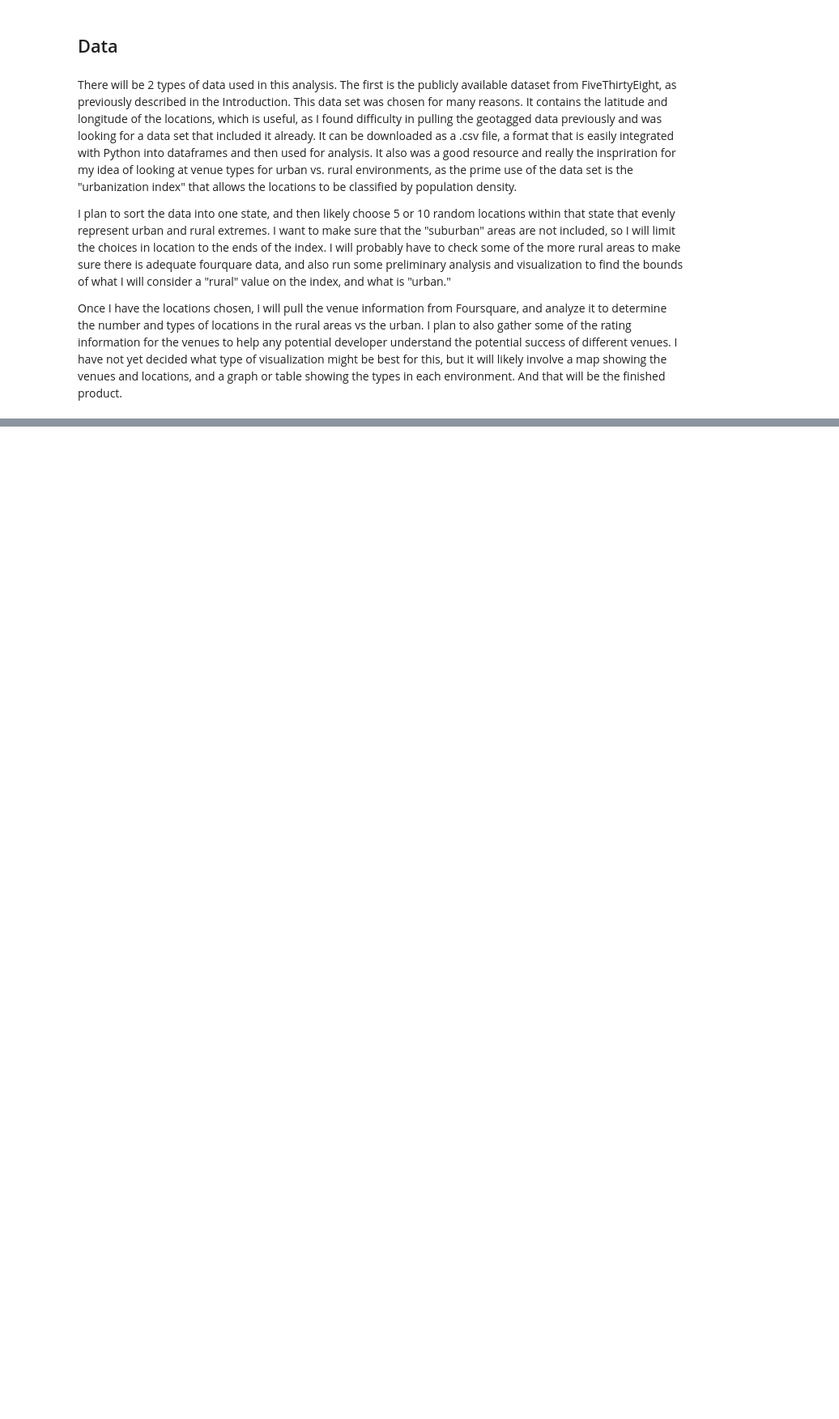
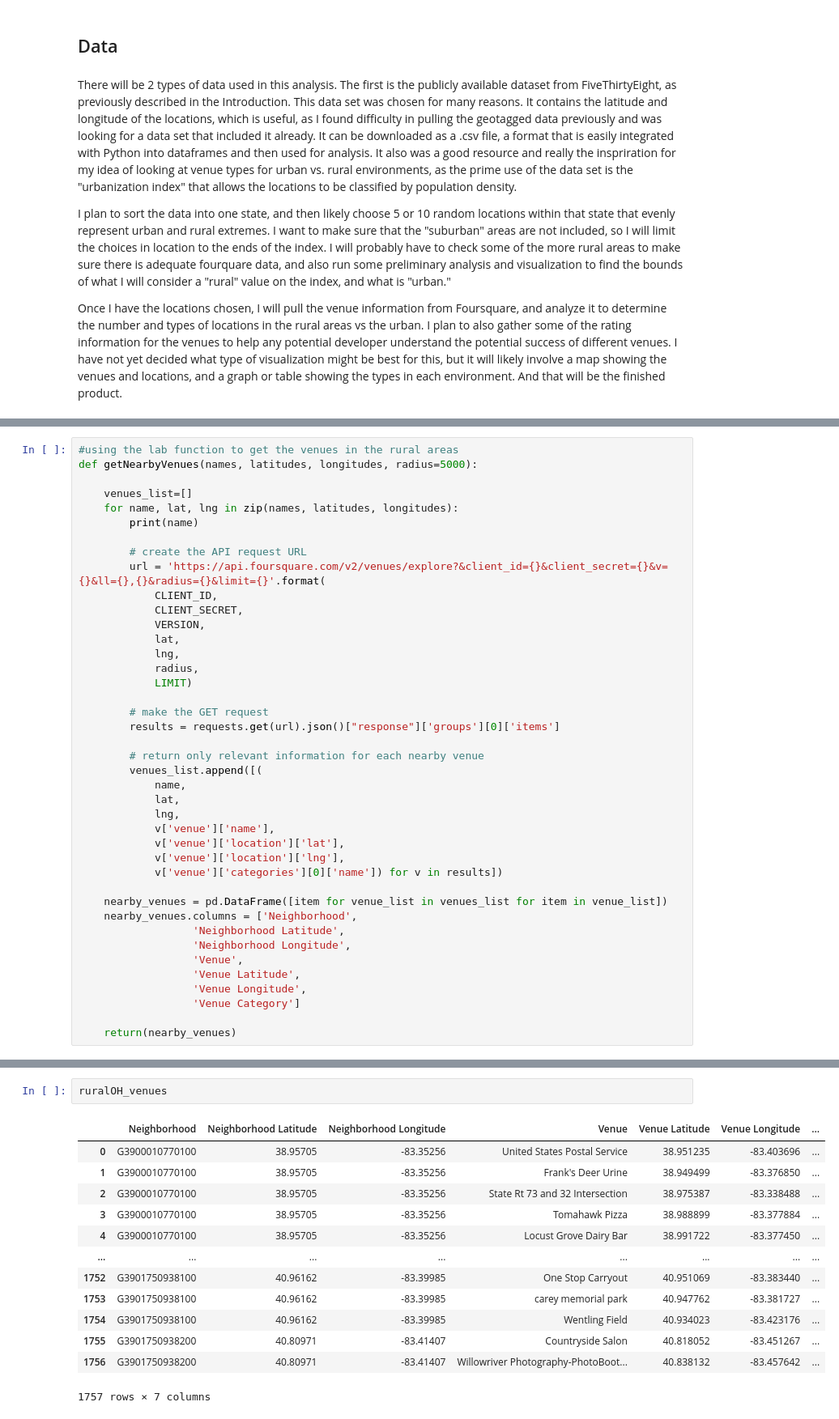
Before and after one commit to kephillips2010/Coursera_Capstone, a Jupyter notebook: Final Project: Venue Types based on Urban Index.ipynb, the cells around one changed output, grey strips where cells are left out. Shown at 81% size. Drawn from its saved outputs; the diff is of its cells as text; blank space fills up the shorter version.

```diff
--- a/Final Project: Venue Types based on Urban Index.ipynb
+++ b/Final Project: Venue Types based on Urban Index.ipynb
@@ -18,0 +226,41 @@ Once I have the locations chosen, I will pull the venue information from Foursqu
+# %%
+#using the lab function to get the venues in the rural areas
+def getNearbyVenues(names, latitudes, longitudes, radius=5000):
+
+    venues_list=[]
+    for name, lat, lng in zip(names, latitudes, longitudes):
+        print(name)
+
+        # create the API request URL
+        url = 'https://api.foursquare.com/v2/venues/explore?&client_id={}&client_secret={}&v={}&ll={},{}&radius={}&limit={}'.format(
+            CLIENT_ID,
+            CLIENT_SECRET,
+            VERSION,
+            lat,
+            lng,
+            radius,
+            LIMIT)
+
+        # make the GET request
+        results = requests.get(url).json()["response"]['groups'][0]['items']
+
+        # return only relevant information for each nearby venue
+        venues_list.append([(
+            name,
+            lat,
+            lng,
+            v['venue']['name'],
+            v['venue']['location']['lat'],
+            v['venue']['location']['lng'],
+            v['venue']['categories'][0]['name']) for v in results])
+
+    nearby_venues = pd.DataFrame([item for venue_list in venues_list for item in venue_list])
+    nearby_venues.columns = ['Neighborhood',
+                  'Neighborhood Latitude',
+                  'Neighborhood Longitude',
+                  'Venue',
+                  'Venue Latitude',
+                  'Venue Longitude',
+                  'Venue Category']
+
+    return(nearby_venues)
@@ -18,0 +287,16 @@ Once I have the locations chosen, I will pull the venue information from Foursqu
+# %%
+ruralOH_venues
+# %% [output]
+|  | Neighborhood | Neighborhood Latitude | Neighborhood Longitude | Venue | Venue Latitude | Venue Longitude | ... |
+| 0 | G3900010770100 | 38.95705 | -83.35256 | United States Postal Service | 38.951235 | -83.403696 | ... |
+| 1 | G3900010770100 | 38.95705 | -83.35256 | Frank's Deer Urine | 38.949499 | -83.376850 | ... |
+| 2 | G3900010770100 | 38.95705 | -83.35256 | State Rt 73 and 32 Intersection | 38.975387 | -83.338488 | ... |
+| 3 | G3900010770100 | 38.95705 | -83.35256 | Tomahawk Pizza | 38.988899 | -83.377884 | ... |
+| 4 | G3900010770100 | 38.95705 | -83.35256 | Locust Grove Dairy Bar | 38.991722 | -83.377450 | ... |
+| ... | ... | ... | ... | ... | ... | ... | ... |
+| 1752 | G3901750938100 | 40.96162 | -83.39985 | One Stop Carryout | 40.951069 | -83.383440 | ... |
+| 1753 | G3901750938100 | 40.96162 | -83.39985 | carey memorial park | 40.947762 | -83.381727 | ... |
+| 1754 | G3901750938100 | 40.96162 | -83.39985 | Wentling Field | 40.934023 | -83.423176 | ... |
+| 1755 | G3901750938200 | 40.80971 | -83.41407 | Countryside Salon | 40.818052 | -83.451267 | ... |
+| 1756 | G3901750938200 | 40.80971 | -83.41407 | Willowriver Photography-PhotoBoot... | 40.838132 | -83.457642 | ... |
+1757 rows × 7 columns
```
Also changed, not shown: parts of 59 cells of this notebook.
